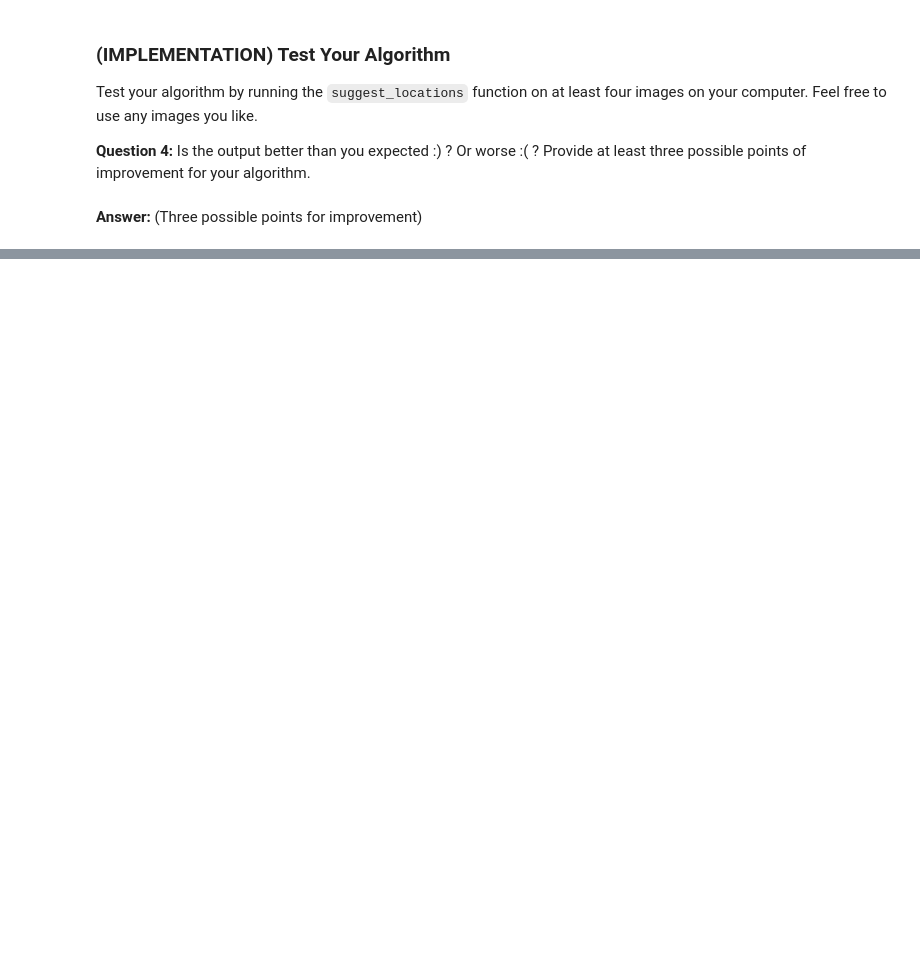
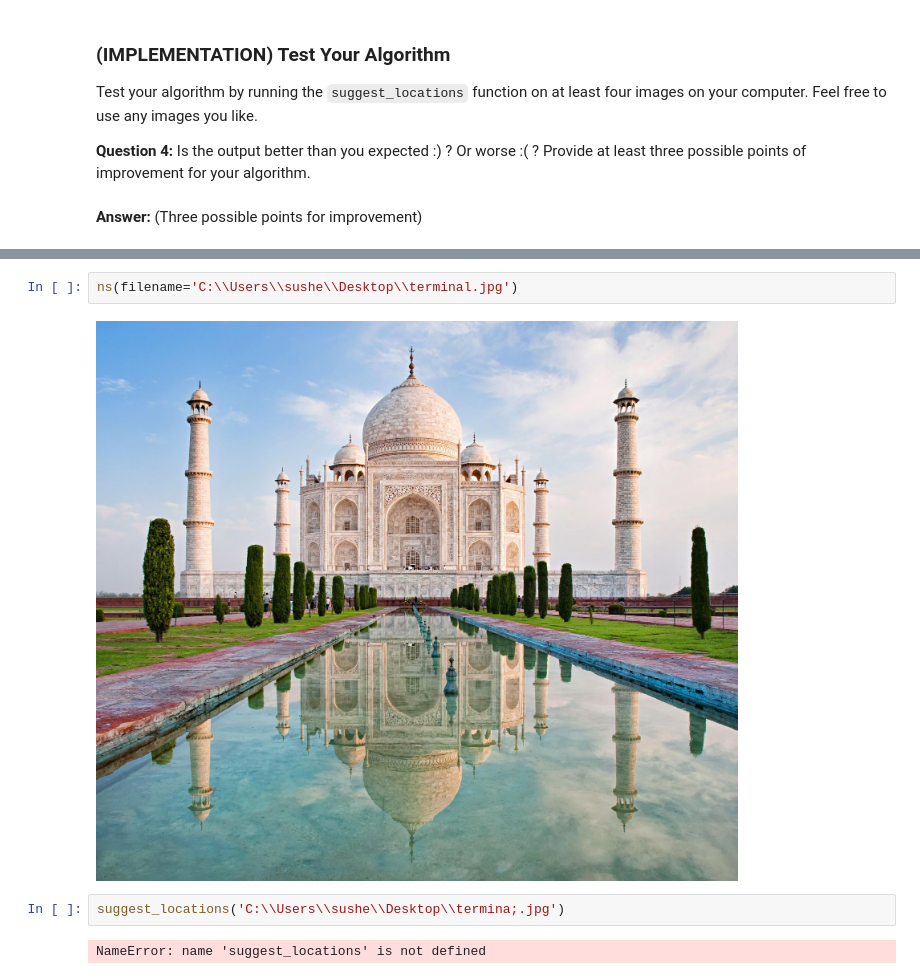
Before and after one commit to sagarvarma351/CNNproject, a Jupyter notebook: landmark.ipynb, the cells around one changed output, grey strips where cells are left out. Cells and saved outputs as stored; diff of their text form; blank space fills up the shorter version.

```diff
--- a/landmark.ipynb
+++ b/landmark.ipynb
@@ -712,0 +720,8 @@ __Answer:__ (Three possible points for improvement)
+# %%
+ns(filename='C:\\Users\\sushe\\Desktop\\terminal.jpg')
+# %% [output]
+[figure, added]
+# %%
+suggest_locations('C:\\Users\\sushe\\Desktop\\termina;.jpg')
+# %% [output]
+NameError: name 'suggest_locations' is not defined
```
Also changed, not shown: parts of 27 cells of this notebook.
